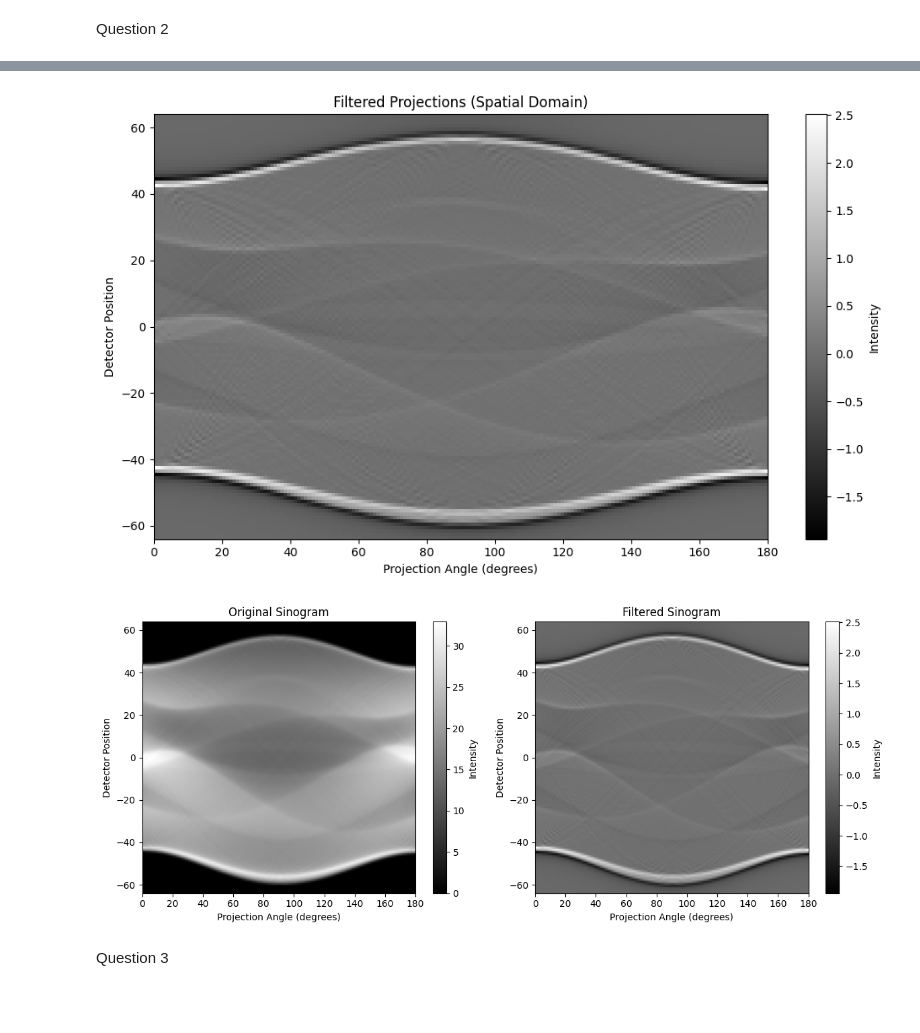
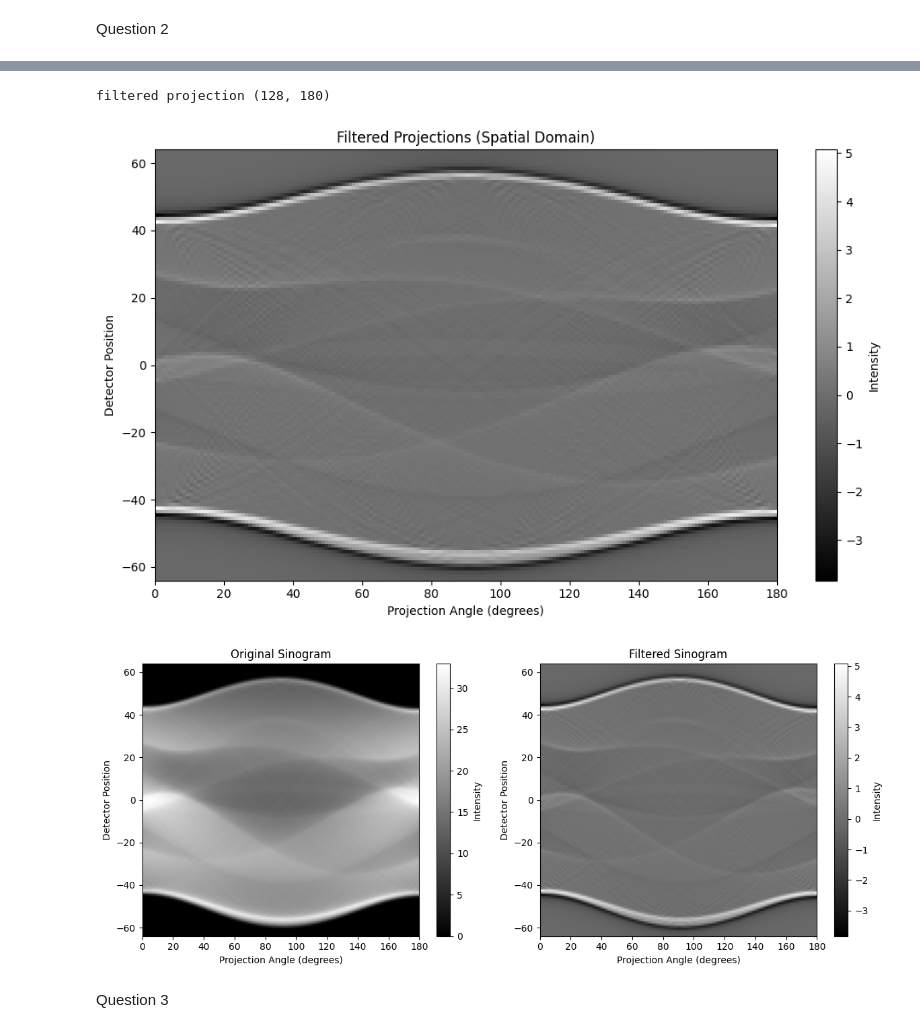
Before and after one commit to qiwen98/IntroToImagingScience, a Jupyter notebook: assignment_5/part_1.ipynb, the cells around one changed output, grey strips where cells are left out. Drawn from its saved outputs; the diff is of its cells as text; code cells hidden in the pictures; blank space fills up the shorter version.

```diff
--- a/assignment_5/part_1.ipynb
+++ b/assignment_5/part_1.ipynb
@@ -65,6 +65,7 @@ Question 2
 # %%
 import numpy as np
 import matplotlib.pyplot as plt
+from skimage.transform.radon_transform import _get_fourier_filter
 
 # Step 1: Compute 1D FFT for each projection (column in the sinogram)
 R_fft = np.fft.fft(R, axis=0)
@@ -80,14 +81,18 @@ plt.ylabel('Frequency')
 plt.tight_layout()
 plt.show()
 
+
 # Step 2: Construct the Ramp filter in frequency domain
 n = R.shape[0]  # Size of projections
 freq = np.fft.fftfreq(n)  # Create frequency array
 ramp_filter = np.abs(freq)  # Ramp filter is |f|
 
+filter_name = 'ramp'
+fourier_filter = _get_fourier_filter(n, filter_name)
+
 # Plot the ramp filter
 plt.figure(figsize=(8, 4))
-plt.plot(freq, ramp_filter)
+plt.plot(freq, fourier_filter)
 plt.title('Ramp Filter in Frequency Domain')
 plt.xlabel('Normalized Frequency')
 plt.ylabel('Amplitude')
@@ -96,8 +101,8 @@ plt.tight_layout()
 plt.show()
 
 # Step 3: Apply the filter to the FFT (multiply each column by the ramp filter)
-filter_2d = ramp_filter.reshape(-1, 1)  # Reshape for broadcasting
-filtered_fft = R_fft * filter_2d  # Apply filter to each projection
+filter_2d = fourier_filter.reshape(-1, 1)  # Reshape for broadcasting
+filtered_fft = R_fft * fourier_filter  # Apply filter to each projection
 
 # Plot the filtered FFT
 plt.figure(figsize=(10, 6))
@@ -112,7 +117,7 @@ plt.show()
 
 # Step 4: Inverse FFT to get filtered projections in spatial domain
 filtered_projections = np.real(np.fft.ifft(filtered_fft, axis=0))
-
+print(f'filtered projection {filtered_projections.shape}')
 # Plot the filtered projections
 plt.figure(figsize=(10, 6))
 plt.imshow(filtered_projections, aspect='auto', cmap='gray',
@@ -150,5 +155,6 @@ plt.show()
+filtered projection (128, 180)
-[figure, old version]
+[figure, new version]
-[figure, old version]
+[figure, new version]
 # %% [markdown]
 Question 3
 # %%
```
Also changed, not shown: parts of 6 cells of this notebook, 2 other files.
